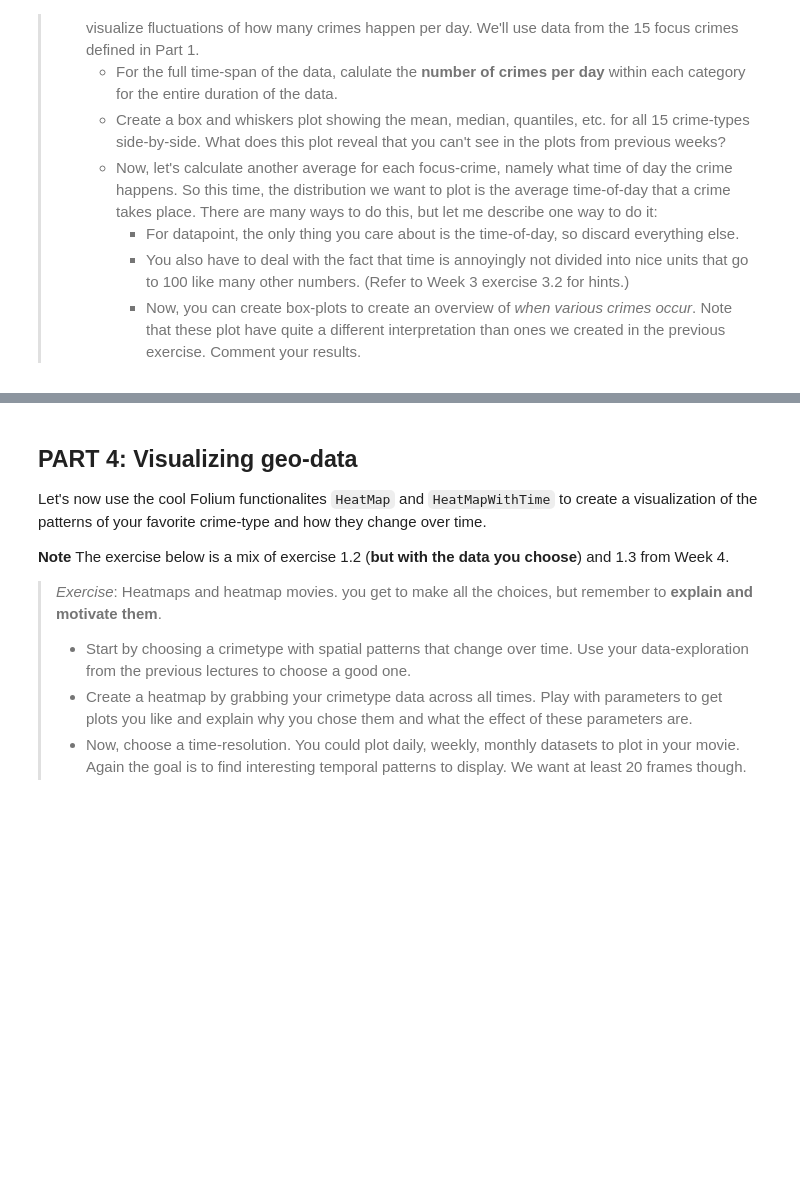
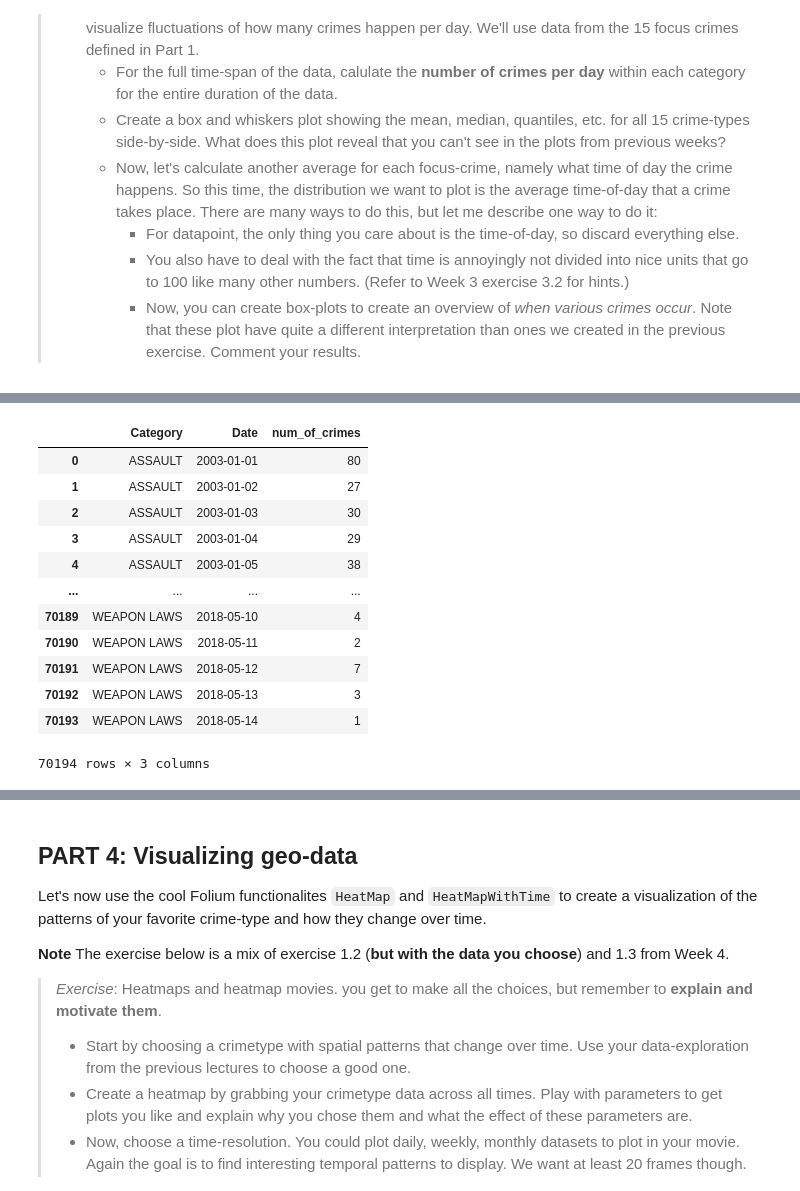
Before and after one commit to xelahalo/socialdata2022, a Jupyter notebook: Assignment1.ipynb, the cells around one changed output, grey strips where cells are left out. Saved outputs shown, nothing was run; the diff lists cells and outputs as text; code cells hidden in the pictures; blank space fills up the shorter version.

```diff
--- a/Assignment1.ipynb
+++ b/Assignment1.ipynb
@@ -270,0 +289,18 @@ The exercise below, is a selection of questions from Week 3, Part 2 and 3.
+# %%
+# Number of crimes per day for each category
+crime_group = crime_data.loc[crime_data['Category'].isin(focuscrimes)].groupby(['Category', 'Date']).size().reset_index(name='num_of_crimes')
+crime_group
+# %% [output]
+|  | Category | Date | num_of_crimes |
+| 0 | ASSAULT | 2003-01-01 | 80 |
+| 1 | ASSAULT | 2003-01-02 | 27 |
+| 2 | ASSAULT | 2003-01-03 | 30 |
+| 3 | ASSAULT | 2003-01-04 | 29 |
+| 4 | ASSAULT | 2003-01-05 | 38 |
+| ... | ... | ... | ... |
+| 70189 | WEAPON LAWS | 2018-05-10 | 4 |
+| 70190 | WEAPON LAWS | 2018-05-11 | 2 |
+| 70191 | WEAPON LAWS | 2018-05-12 | 7 |
+| 70192 | WEAPON LAWS | 2018-05-13 | 3 |
+| 70193 | WEAPON LAWS | 2018-05-14 | 1 |
+70194 rows × 3 columns
```
Also changed, not shown: parts of 9 cells of this notebook.
